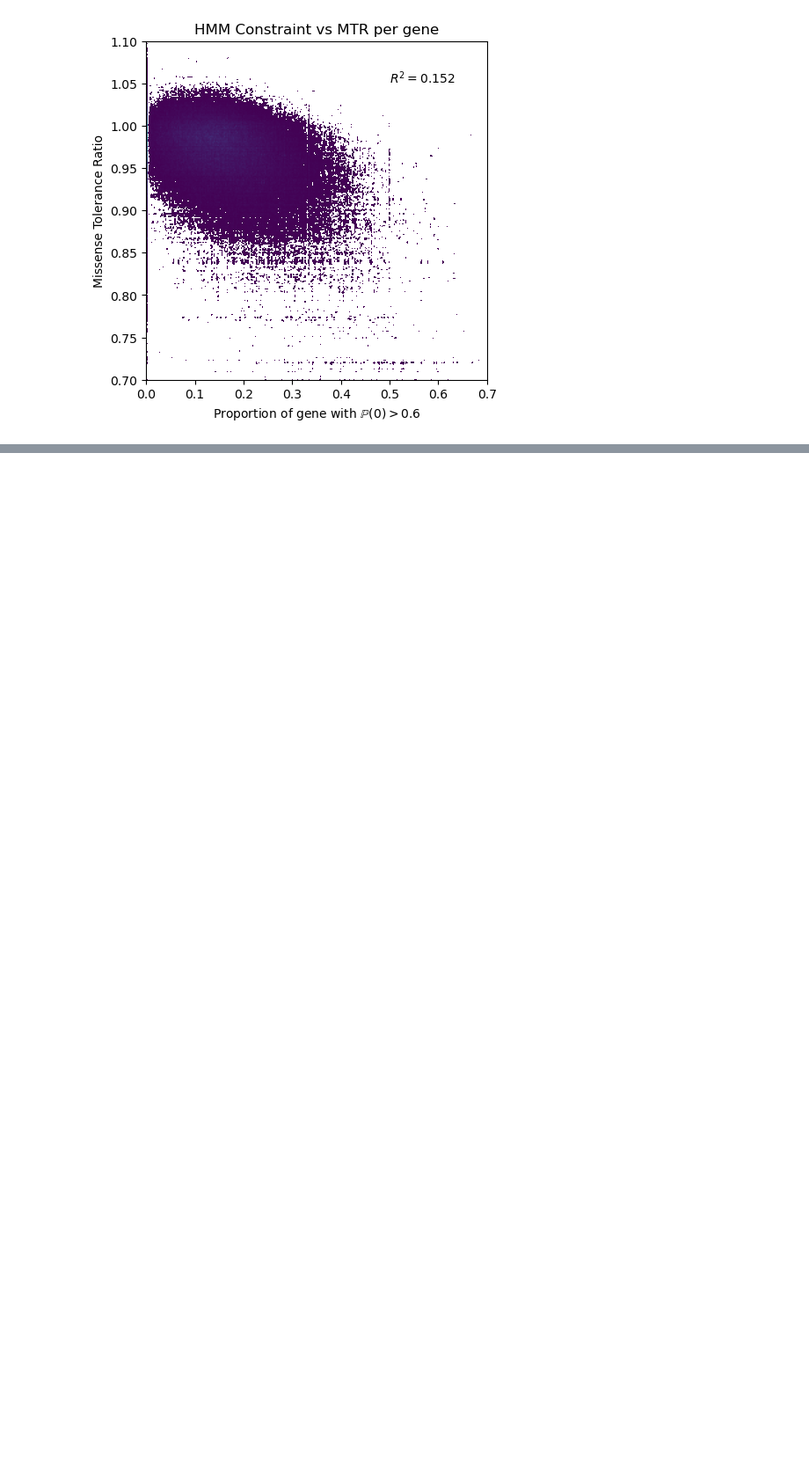
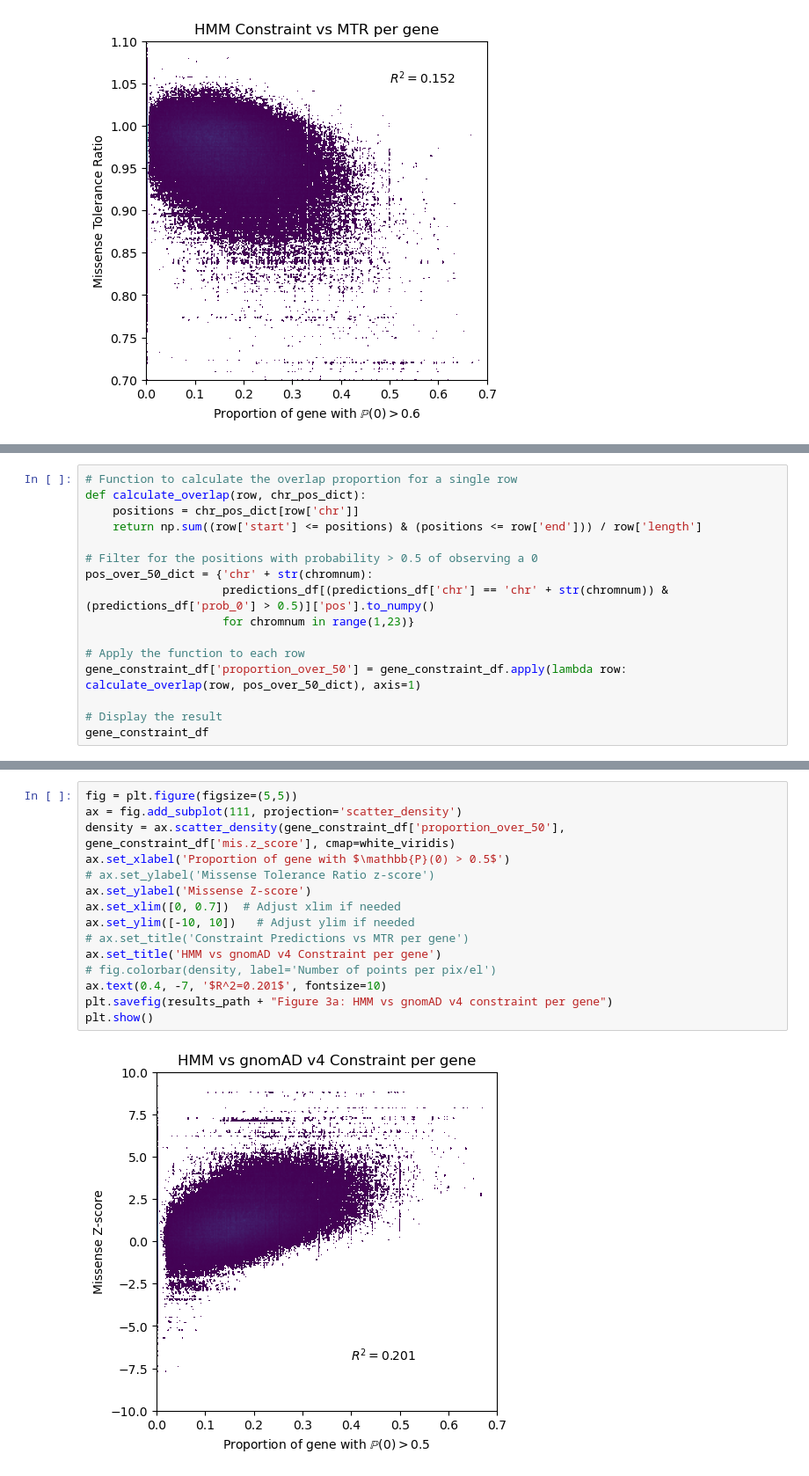
Before and after one commit to healthcare-medicine-ai/wgs-constraint-llm, a Jupyter notebook: Constraint vs gnomAD analysis.ipynb, the cells around one changed output, grey strips where cells are left out. Shown at 88% size. Drawn from its saved outputs; the diff is of its cells as text; blank space fills up the shorter version.

```diff
--- a/Constraint vs gnomAD analysis.ipynb
+++ b/Constraint vs gnomAD analysis.ipynb
@@ -381,0 +381,16 @@ plt.show()
+# %%
+# Function to calculate the overlap proportion for a single row
+def calculate_overlap(row, chr_pos_dict):
+    positions = chr_pos_dict[row['chr']]
+    return np.sum((row['start'] <= positions) & (positions <= row['end'])) / row['length']
+
+# Filter for the positions with probability > 0.5 of observing a 0
+pos_over_50_dict = {'chr' + str(chromnum):
+                    predictions_df[(predictions_df['chr'] == 'chr' + str(chromnum)) & (predictions_df['prob_0'] > 0.5)]['pos'].to_numpy()
+                    for chromnum in range(1,23)}
+
+# Apply the function to each row
+gene_constraint_df['proportion_over_50'] = gene_constraint_df.apply(lambda row: calculate_overlap(row, pos_over_50_dict), axis=1)
+
+# Display the result
+gene_constraint_df
@@ -381,0 +441,17 @@ plt.show()
+# %%
+fig = plt.figure(figsize=(5,5))
+ax = fig.add_subplot(111, projection='scatter_density')
+density = ax.scatter_density(gene_constraint_df['proportion_over_50'], gene_constraint_df['mis.z_score'], cmap=white_viridis)
+ax.set_xlabel('Proportion of gene with $\mathbb{P}(0) > 0.5$')
+# ax.set_ylabel('Missense Tolerance Ratio z-score')
+ax.set_ylabel('Missense Z-score')
+ax.set_xlim([0, 0.7])  # Adjust xlim if needed
+ax.set_ylim([-10, 10])   # Adjust ylim if needed
+# ax.set_title('Constraint Predictions vs MTR per gene')
+ax.set_title('HMM vs gnomAD v4 Constraint per gene')
+# fig.colorbar(density, label='Number of points per pix/el')
+ax.text(0.4, -7, '$R^2=0.201$', fontsize=10)
+plt.savefig(results_path + "Figure 3a: HMM vs gnomAD v4 constraint per gene")
+plt.show()
+# %% [output]
+[figure, added]
```
Also changed, not shown: parts of 7 cells of this notebook, 14 other files.
